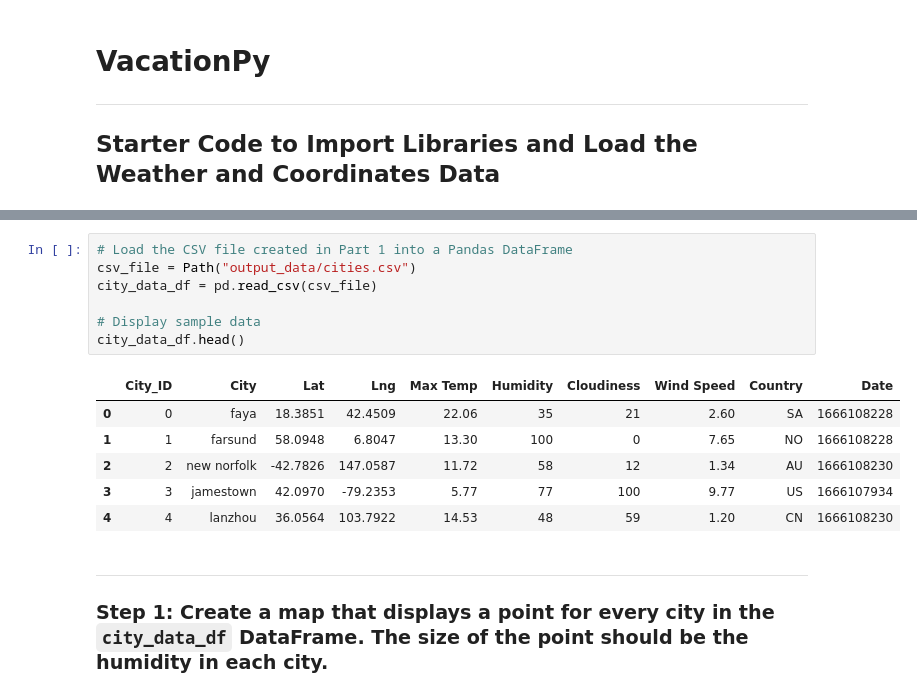
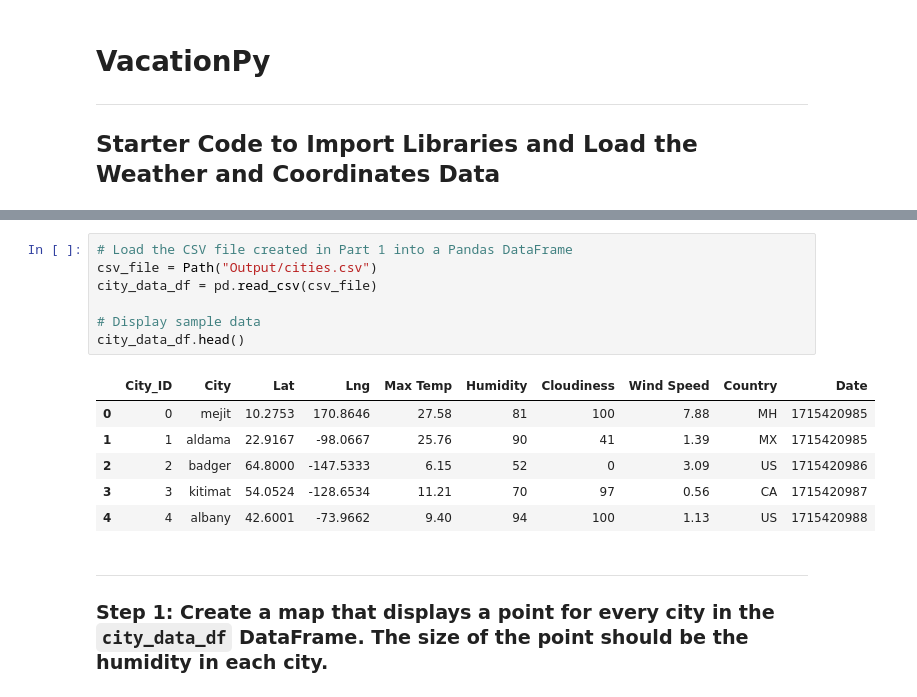
Before and after one commit to alvin-giang/Module6_Challenge, a Jupyter notebook: WeatherPy/VacationPy.ipynb, the cells around one changed output, grey strips where cells are left out. Drawn from its saved outputs; the diff is of its cells as text.

```diff
--- a/WeatherPy/VacationPy.ipynb
+++ b/WeatherPy/VacationPy.ipynb
@@ -18,17 +15,17 @@ from api_keys import geoapify_key
 # %%
 # Load the CSV file created in Part 1 into a Pandas DataFrame
-csv_file = Path("output_data/cities.csv")
+csv_file = Path("Output/cities.csv")
 city_data_df = pd.read_csv(csv_file)
 
 # Display sample data
 city_data_df.head()
 # %% [output]
 |  | City_ID | City | Lat | Lng | Max Temp | Humidity | Cloudiness | Wind Speed | Country | Date |
-| 0 | 0 | faya | 18.3851 | 42.4509 | 22.06 | 35 | 21 | 2.60 | SA | 1666108228 |
-| 1 | 1 | farsund | 58.0948 | 6.8047 | 13.30 | 100 | 0 | 7.65 | NO | 1666108228 |
-| 2 | 2 | new norfolk | -42.7826 | 147.0587 | 11.72 | 58 | 12 | 1.34 | AU | 1666108230 |
-| 3 | 3 | jamestown | 42.0970 | -79.2353 | 5.77 | 77 | 100 | 9.77 | US | 1666107934 |
-| 4 | 4 | lanzhou | 36.0564 | 103.7922 | 14.53 | 48 | 59 | 1.20 | CN | 1666108230 |
+| 0 | 0 | mejit | 10.2753 | 170.8646 | 27.58 | 81 | 100 | 7.88 | MH | 1715420985 |
+| 1 | 1 | aldama | 22.9167 | -98.0667 | 25.76 | 90 | 41 | 1.39 | MX | 1715420985 |
+| 2 | 2 | badger | 64.8000 | -147.5333 | 6.15 | 52 | 0 | 3.09 | US | 1715420986 |
+| 3 | 3 | kitimat | 54.0524 | -128.6534 | 11.21 | 70 | 97 | 0.56 | CA | 1715420987 |
+| 4 | 4 | albany | 42.6001 | -73.9662 | 9.40 | 94 | 100 | 1.13 | US | 1715420988 |
 # %% [markdown]
 ---
 
```
Also changed, not shown: parts of 8 cells of this notebook, 6 other files.
